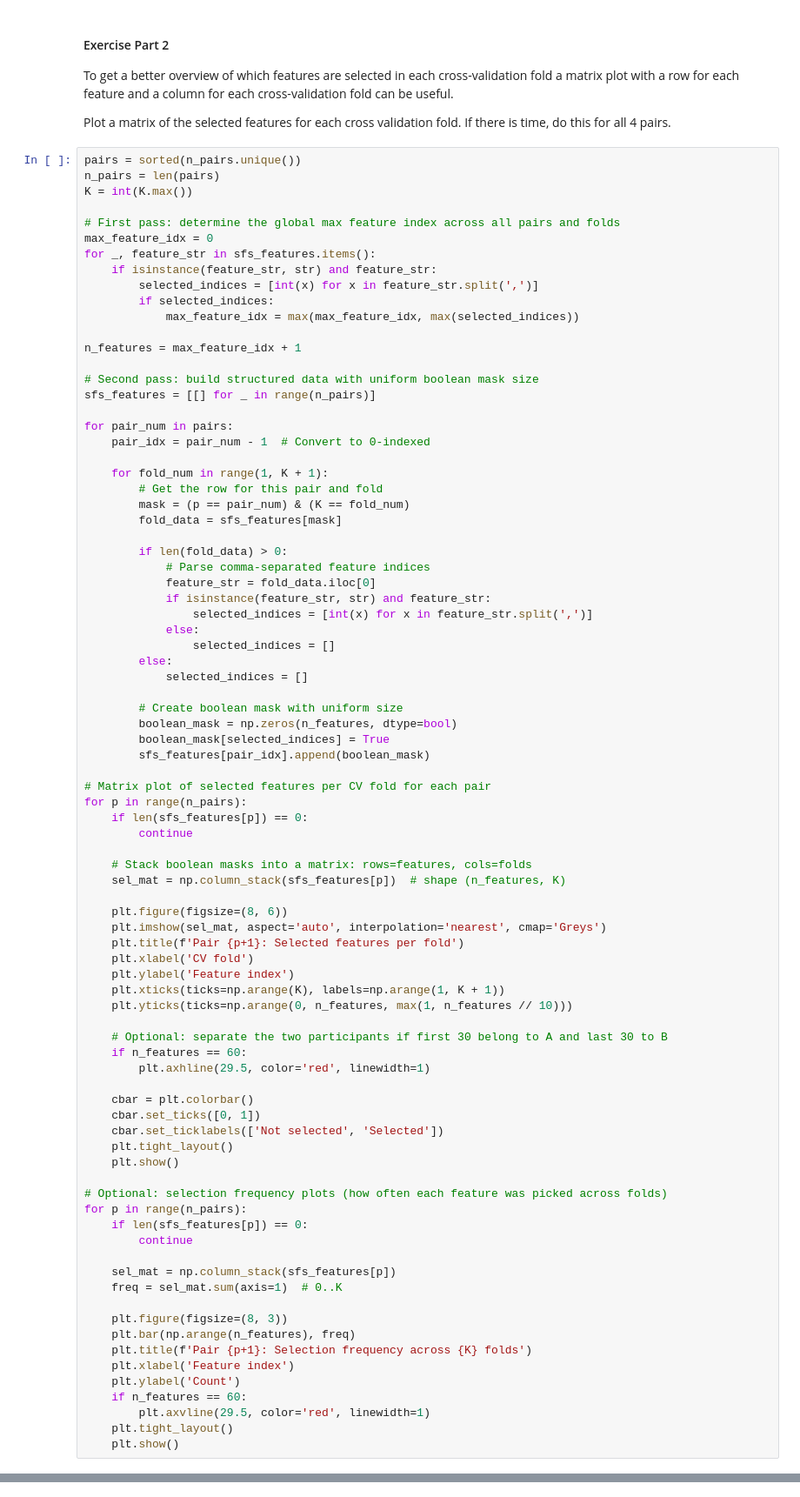
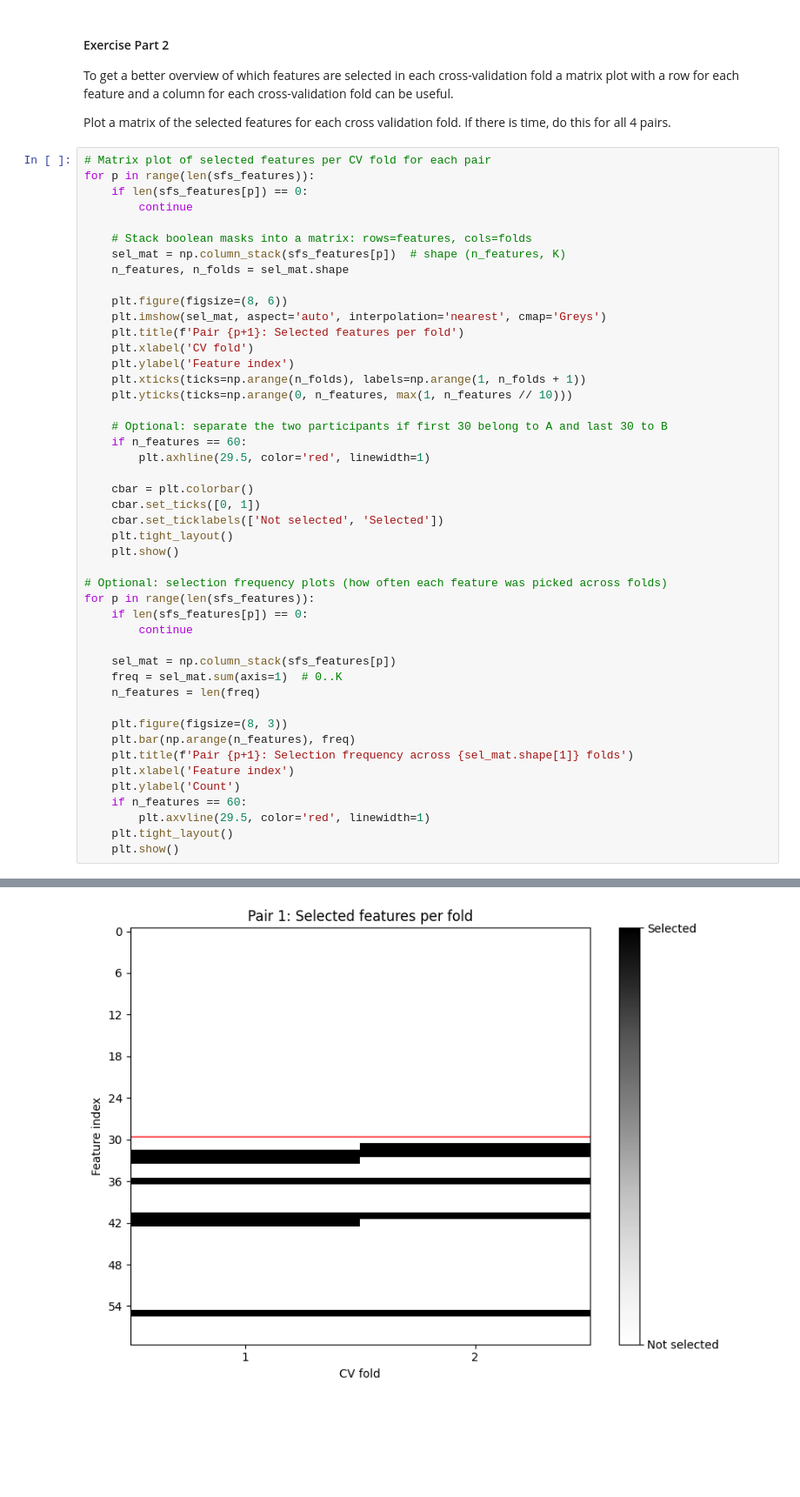
Before and after one commit to ags1709/AIHC-project-2, a Jupyter notebook: logistic_regression_classification_2025_weeks8&9.ipynb, the cells around one changed output, grey strips where cells are left out. Shown: that part at 87% size. Drawn from its saved outputs; the diff is of its cells as text; blank space fills up the shorter version.

```diff
--- a/logistic_regression_classification_2025_weeks8&9.ipynb
+++ b/logistic_regression_classification_2025_weeks8&9.ipynb
@@ -167,60 +157,21 @@ To get a better overview of which features are selected in each cross-validation
 
 Plot a matrix of the selected features for each cross validation fold. If there is time, do this for all 4 pairs.
 # %%
-pairs = sorted(n_pairs.unique())
-n_pairs = len(pairs)
-K = int(K.max())
-
-# First pass: determine the global max feature index across all pairs and folds
-max_feature_idx = 0
-for _, feature_str in sfs_features.items():
-    if isinstance(feature_str, str) and feature_str:
-        selected_indices = [int(x) for x in feature_str.split(',')]
-        if selected_indices:
-            max_feature_idx = max(max_feature_idx, max(selected_indices))
-
-n_features = max_feature_idx + 1
-
-# Second pass: build structured data with uniform boolean mask size
-sfs_features = [[] for _ in range(n_pairs)]
-
-for pair_num in pairs:
-    pair_idx = pair_num - 1  # Convert to 0-indexed
-
-    for fold_num in range(1, K + 1):
-        # Get the row for this pair and fold
-        mask = (p == pair_num) & (K == fold_num)
-        fold_data = sfs_features[mask]
-
-        if len(fold_data) > 0:
-            # Parse comma-separated feature indices
-            feature_str = fold_data.iloc[0]
-            if isinstance(feature_str, str) and feature_str:
-                selected_indices = [int(x) for x in feature_str.split(',')]
-            else:
-                selected_indices = []
-        else:
-            selected_indices = []
-
-        # Create boolean mask with uniform size
-        boolean_mask = np.zeros(n_features, dtype=bool)
-        boolean_mask[selected_indices] = True
-        sfs_features[pair_idx].append(boolean_mask)
-
 # Matrix plot of selected features per CV fold for each pair
-for p in range(n_pairs):
+for p in range(len(sfs_features)):
     if len(sfs_features[p]) == 0:
         continue
 
     # Stack boolean masks into a matrix: rows=features, cols=folds
     sel_mat = np.column_stack(sfs_features[p])  # shape (n_features, K)
+    n_features, n_folds = sel_mat.shape
 
     plt.figure(figsize=(8, 6))
     plt.imshow(sel_mat, aspect='auto', interpolation='nearest', cmap='Greys')
     plt.title(f'Pair {p+1}: Selected features per fold')
     plt.xlabel('CV fold')
     plt.ylabel('Feature index')
-    plt.xticks(ticks=np.arange(K), labels=np.arange(1, K + 1))
+    plt.xticks(ticks=np.arange(n_folds), labels=np.arange(1, n_folds + 1))
     plt.yticks(ticks=np.arange(0, n_features, max(1, n_features // 10)))
 
     # Optional: separate the two participants if first 30 belong to A and last 30 to B
@@ -234,16 +185,17 @@ for p in range(n_pairs):
     plt.show()
 
 # Optional: selection frequency plots (how often each feature was picked across folds)
-for p in range(n_pairs):
+for p in range(len(sfs_features)):
     if len(sfs_features[p]) == 0:
         continue
 
     sel_mat = np.column_stack(sfs_features[p])
     freq = sel_mat.sum(axis=1)  # 0..K
+    n_features = len(freq)
 
     plt.figure(figsize=(8, 3))
     plt.bar(np.arange(n_features), freq)
-    plt.title(f'Pair {p+1}: Selection frequency across {K} folds')
+    plt.title(f'Pair {p+1}: Selection frequency across {sel_mat.shape[1]} folds')
     plt.xlabel('Feature index')
     plt.ylabel('Count')
     if n_features == 60:
@@ -254,0 +206 @@ AttributeError: 'int' object has no attribute 'unique'
+[figure, added]
```
Also changed, not shown: parts of 4 cells of this notebook, 1 other file.
